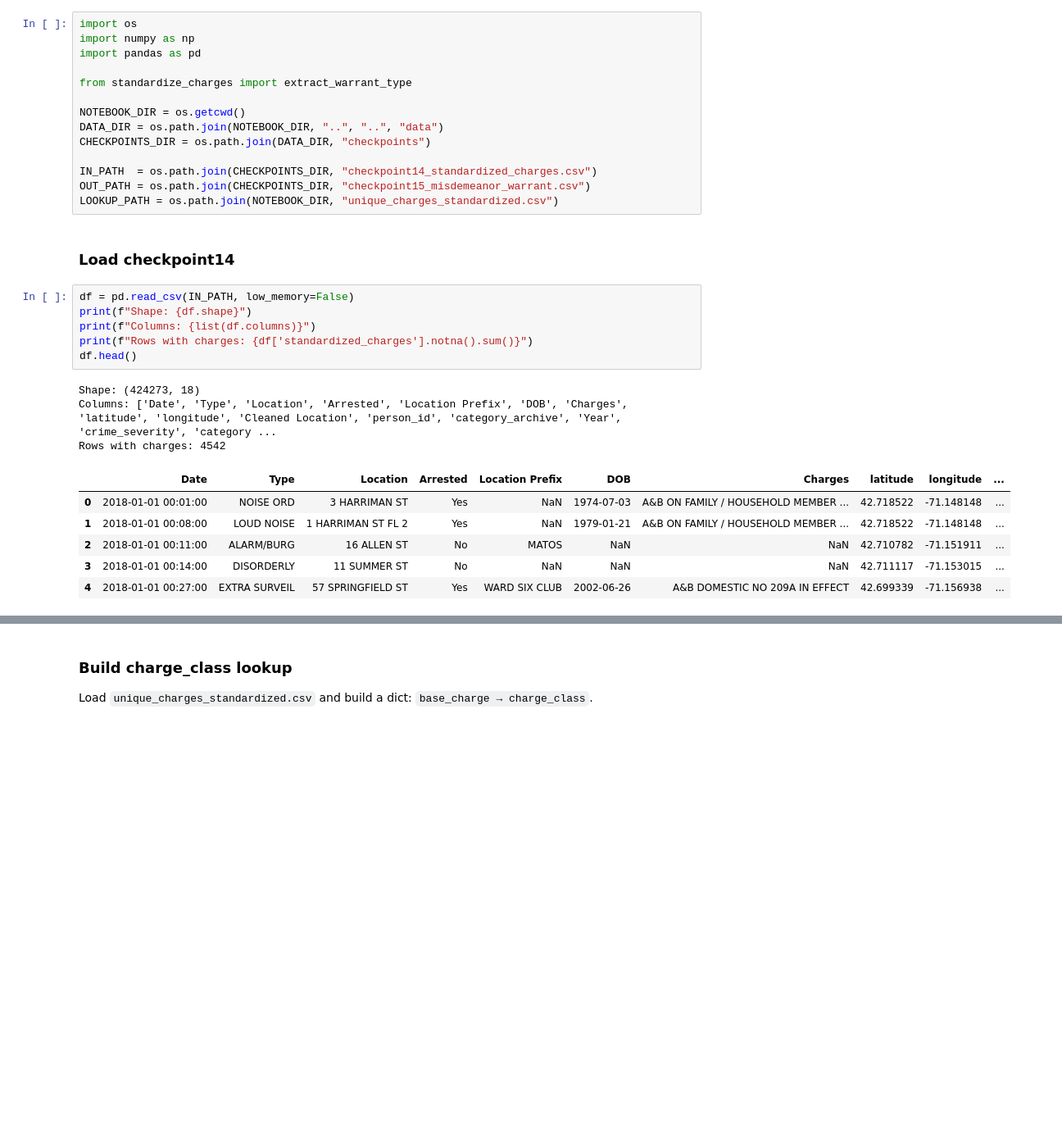
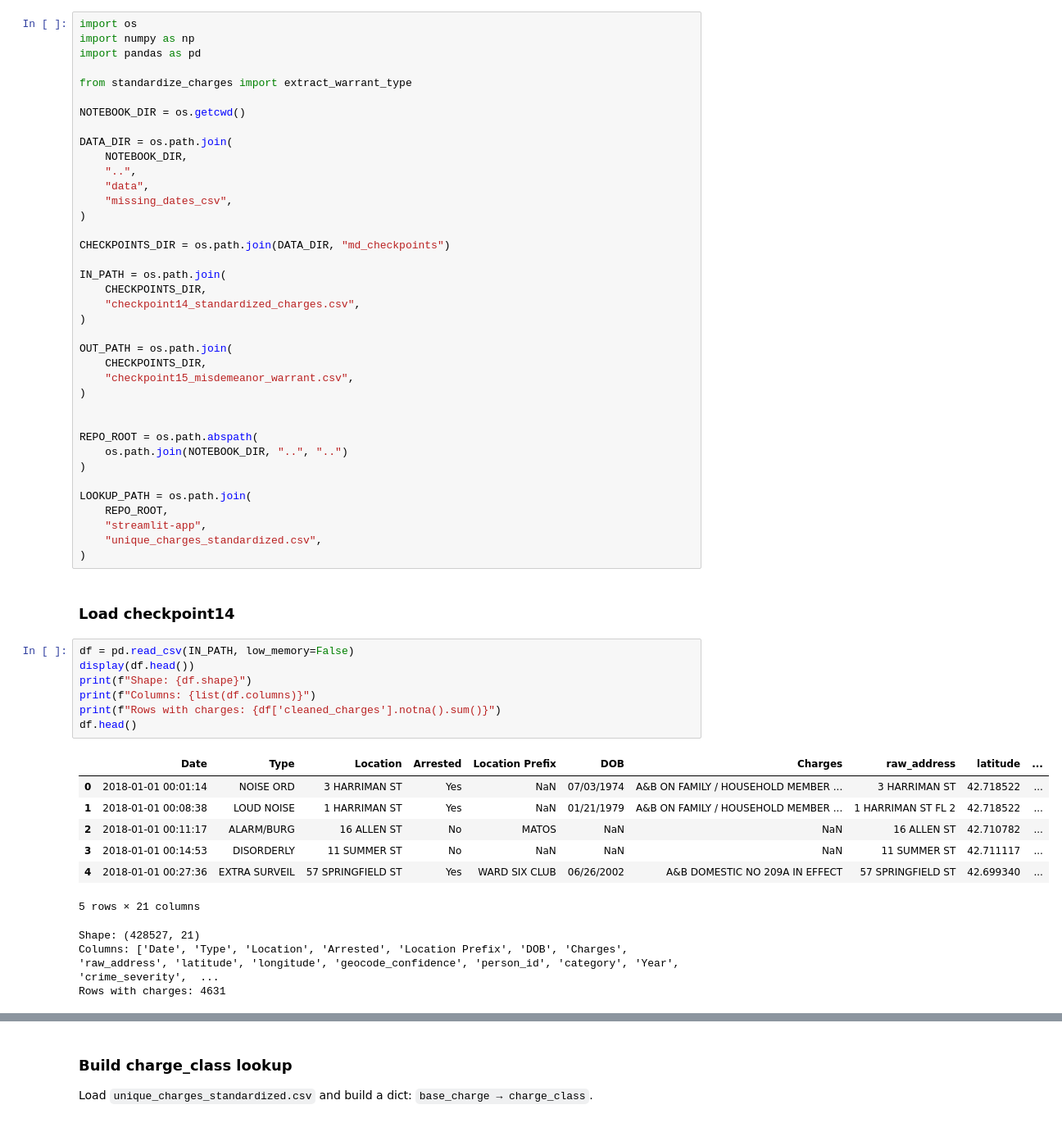
Before and after one commit to pandeyrb/gatewayinitiative-lawrencepd, a Jupyter notebook: scripts/charges/add_misdemeanor_warrant_cols.ipynb, the cells around one changed output, grey strips where cells are left out. Shown at 82% size. Saved outputs shown, nothing was run; the diff lists cells and outputs as text; blank space fills up the shorter version.

Commit message:
finished phase 2, did extra cleaning ,removed splitting charges

```diff
--- a/scripts/charges/add_misdemeanor_warrant_cols.ipynb
+++ b/scripts/charges/add_misdemeanor_warrant_cols.ipynb
@@ -18,27 +18,53 @@ import pandas as pd
 from standardize_charges import extract_warrant_type
 
 NOTEBOOK_DIR = os.getcwd()
-DATA_DIR = os.path.join(NOTEBOOK_DIR, "..", "..", "data")
-CHECKPOINTS_DIR = os.path.join(DATA_DIR, "checkpoints")
 
-IN_PATH  = os.path.join(CHECKPOINTS_DIR, "checkpoint14_standardized_charges.csv")
-OUT_PATH = os.path.join(CHECKPOINTS_DIR, "checkpoint15_misdemeanor_warrant.csv")
-LOOKUP_PATH = os.path.join(NOTEBOOK_DIR, "unique_charges_standardized.csv")
+DATA_DIR = os.path.join(
+    NOTEBOOK_DIR,
+    "..",
+    "data",
+    "missing_dates_csv",
+)
+
+CHECKPOINTS_DIR = os.path.join(DATA_DIR, "md_checkpoints")
+
+IN_PATH = os.path.join(
+    CHECKPOINTS_DIR,
+    "checkpoint14_standardized_charges.csv",
+)
+
+OUT_PATH = os.path.join(
+    CHECKPOINTS_DIR,
+    "checkpoint15_misdemeanor_warrant.csv",
+)
+
+
+REPO_ROOT = os.path.abspath(
+    os.path.join(NOTEBOOK_DIR, "..", "..")
+)
+
+LOOKUP_PATH = os.path.join(
+    REPO_ROOT,
+    "streamlit-app",
+    "unique_charges_standardized.csv",
+)
 # %% [markdown]
 ### Load checkpoint14
 # %%
 df = pd.read_csv(IN_PATH, low_memory=False)
+display(df.head())
 print(f"Shape: {df.shape}")
 print(f"Columns: {list(df.columns)}")
-print(f"Rows with charges: {df['standardized_charges'].notna().sum()}")
+print(f"Rows with charges: {df['cleaned_charges'].notna().sum()}")
 df.head()
 # %% [output]
+|  | Date | Type | Location | Arrested | Location Prefix | DOB | Charges | raw_address | latitude | ... |
+| 0 | 2018-01-01 00:01:14 | NOISE ORD | 3 HARRIMAN ST | Yes | NaN | 07/03/1974 | A&B ON FAMILY / HOUSEHOLD MEMBER ... | 3 HARRIMAN ST | 42.718522 | ... |
+| 1 | 2018-01-01 00:08:38 | LOUD NOISE | 1 HARRIMAN ST | Yes | NaN | 01/21/1979 | A&B ON FAMILY / HOUSEHOLD MEMBER ... | 1 HARRIMAN ST FL 2 | 42.718522 | ... |
+| 2 | 2018-01-01 00:11:17 | ALARM/BURG | 16 ALLEN ST | No | MATOS | NaN | NaN | 16 ALLEN ST | 42.710782 | ... |
+| 3 | 2018-01-01 00:14:53 | DISORDERLY | 11 SUMMER ST | No | NaN | NaN | NaN | 11 SUMMER ST | 42.711117 | ... |
+| 4 | 2018-01-01 00:27:36 | EXTRA SURVEIL | 57 SPRINGFIELD ST | Yes | WARD SIX CLUB | 06/26/2002 | A&B DOMESTIC NO 209A IN EFFECT | 57 SPRINGFIELD ST | 42.699340 | ... |
-Shape: (424273, 18)
-Columns: ['Date', 'Type', 'Location', 'Arrested', 'Location Prefix', 'DOB', 'Charges', 'latitude', 'longitude', 'Cleaned Location', 'person_id', 'category_archive', 'Year', 'crime_severity', 'category ...
-Rows with charges: 4542
+5 rows × 21 columns
-|  | Date | Type | Location | Arrested | Location Prefix | DOB | Charges | latitude | longitude | ... |
-| 0 | 2018-01-01 00:01:00 | NOISE ORD | 3 HARRIMAN ST | Yes | NaN | 1974-07-03 | A&B ON FAMILY / HOUSEHOLD MEMBER ... | 42.718522 | -71.148148 | ... |
-| 1 | 2018-01-01 00:08:00 | LOUD NOISE | 1 HARRIMAN ST FL 2 | Yes | NaN | 1979-01-21 | A&B ON FAMILY / HOUSEHOLD MEMBER ... | 42.718522 | -71.148148 | ... |
-| 2 | 2018-01-01 00:11:00 | ALARM/BURG | 16 ALLEN ST | No | MATOS | NaN | NaN | 42.710782 | -71.151911 | ... |
-| 3 | 2018-01-01 00:14:00 | DISORDERLY | 11 SUMMER ST | No | NaN | NaN | NaN | 42.711117 | -71.153015 | ... |
-| 4 | 2018-01-01 00:27:00 | EXTRA SURVEIL | 57 SPRINGFIELD ST | Yes | WARD SIX CLUB | 2002-06-26 | A&B DOMESTIC NO 209A IN EFFECT | 42.699339 | -71.156938 | ... |
+Shape: (428527, 21)
+Columns: ['Date', 'Type', 'Location', 'Arrested', 'Location Prefix', 'DOB', 'Charges', 'raw_address', 'latitude', 'longitude', 'geocode_confidence', 'person_id', 'category', 'Year', 'crime_severity',  ...
+Rows with charges: 4631
```
Also changed, not shown: parts of 8 cells of this notebook, 10 other files.
